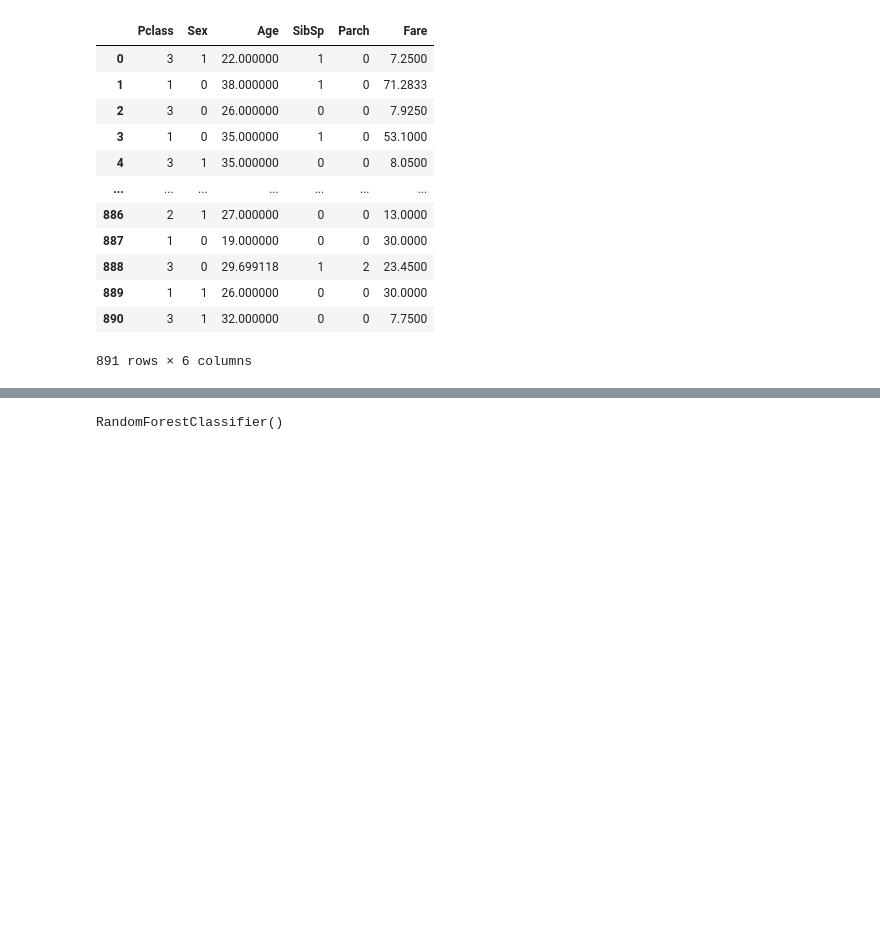
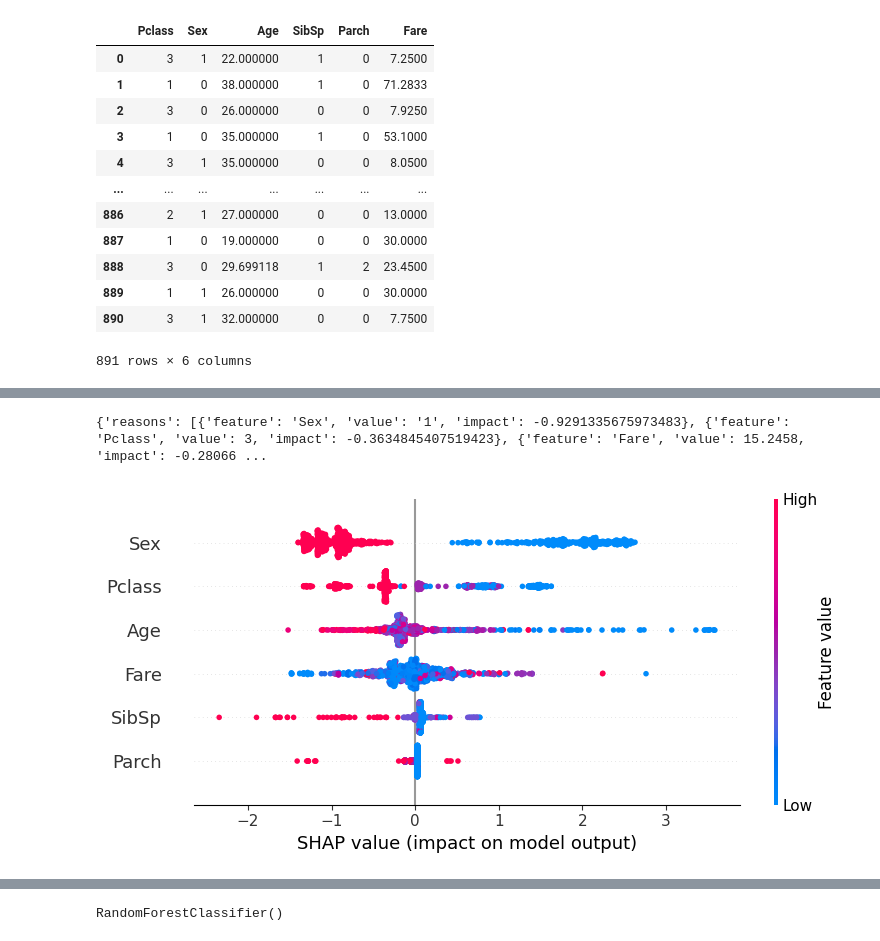
Before and after one commit to Khushbu1985/GenerativeAI, a Jupyter notebook: GBM_model_reason_codes.ipynb, the cells around one changed output, grey strips where cells are left out. Drawn from its saved outputs; the diff is of its cells as text; code cells hidden in the pictures; blank space fills up the shorter version.

```diff
--- a/GBM_model_reason_codes.ipynb
+++ b/GBM_model_reason_codes.ipynb
@@ -177,9 +154,7 @@ import graphviz
 # y = df_train.iloc[:,1:2].values  # Target variable
 # X = df_train.iloc[:,2:7].values  #features
 # OR
-# y = df_train['Survived']
-X=df_train.drop('Survived', axis=1)
-X=X.drop('PassengerId', axis=1)
+y = df_train['Survived']
 # %%
 X
 # %% [output]
@@ -198,0 +207,7 @@ X
+# %%
+# Split the data into training and testing sets
+X_train, X_test, y_train, y_test = train_test_split(X, y, test_size=0.2, random_state=42)
+# %%
+# Create and fit the Gradient Boosting Classifier
+gbm = GradientBoostingClassifier(n_estimators=100, random_state=42)
+gbm.fit(X_train, y_train)
@@ -198,0 +216,4 @@ X
+# %%
+# Getting the feature list
+feature_names = X.columns.tolist()
+feature_names
@@ -198,0 +264,25 @@ X
+# %%
+# Choose an instance from the test dataset for which you want to generate reason codes
+instance= 0
+
+# Generate the reason codes for the chosen instance
+reason_codes = generate_reason_codes(instance, shap_values, feature_names)
+
+# Display the reason codes
+print(reason_codes)
+# %% [output]
+{'reasons': [{'feature': 'Sex', 'value': '1', 'impact': -0.9291335675973483}, {'feature': 'Pclass', 'value': 3, 'impact': -0.3634845407519423}, {'feature': 'Fare', 'value': 15.2458, 'impact': -0.28066 ...
+# %%
+# Create a SHAP explainer object for the Gradient Boosting Model
+explainer = shap.Explainer(gbm)
+
+# Calculate the SHAP values for the entire dataset (combining both the training and testing sets)
+shap_values = explainer(np.vstack((X_train, X_test)))
+
+# Plot the SHAP summary for the entire dataset
+shap.summary_plot(shap_values, np.vstack((X_train, X_test)), feature_names=feature_names)
+
+# Display the plot
+plt.show()
+# %% [output]
+[figure, added]
```
Also changed, not shown: parts of 25 cells of this notebook.
